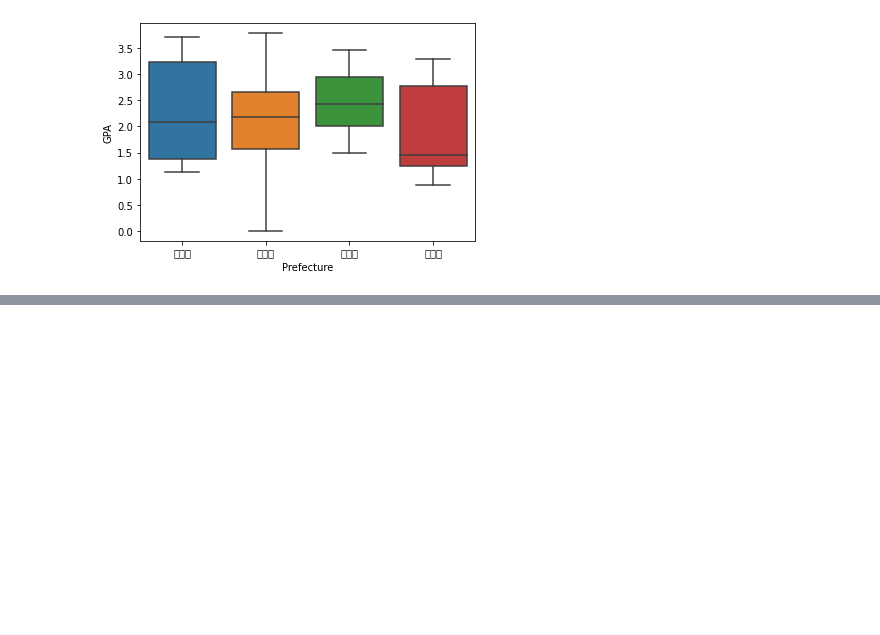
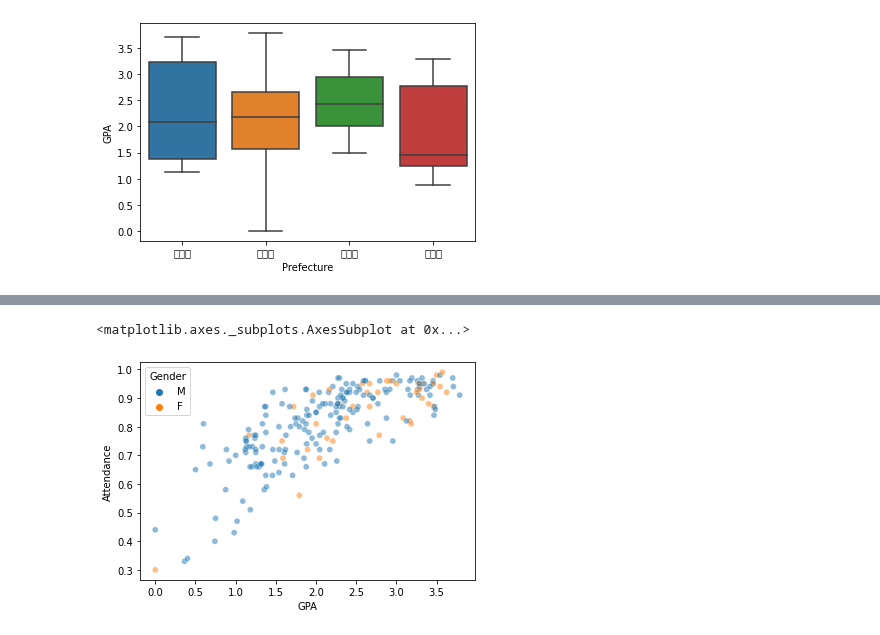
Before and after one commit to koichi-inoue/DataScience, a Jupyter notebook: Sample02.ipynb, the cells around one changed output, grey strips where cells are left out. Cells and saved outputs as stored; diff of their text form; code cells hidden in the pictures; blank space fills up the shorter version.

```diff
--- a/Sample02.ipynb
+++ b/Sample02.ipynb
@@ -159,0 +182,6 @@ sns.boxplot( x = "Prefecture", y = "GPA", data =df )
+# %%
+#  seaborn の scatterplot 関数で質的変数を色分け表示
+sns.scatterplot ( x = "GPA", y = "Attendance", hue  = "Gender", alpha = 0.5, data =df )
+# %% [output]
+<matplotlib.axes._subplots.AxesSubplot at 0x...>
+[figure, added]
```
Also changed, not shown: parts of 22 cells of this notebook.
